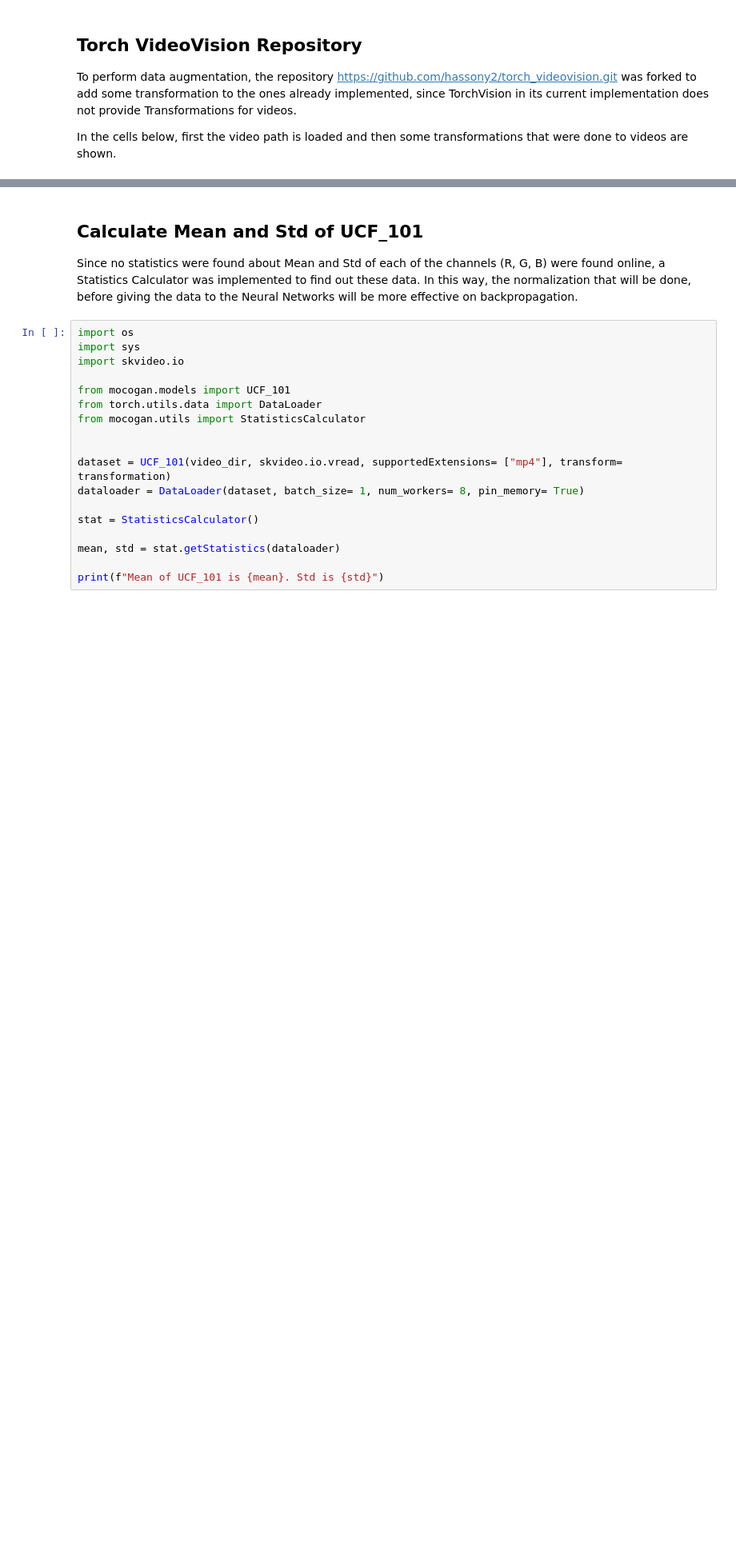
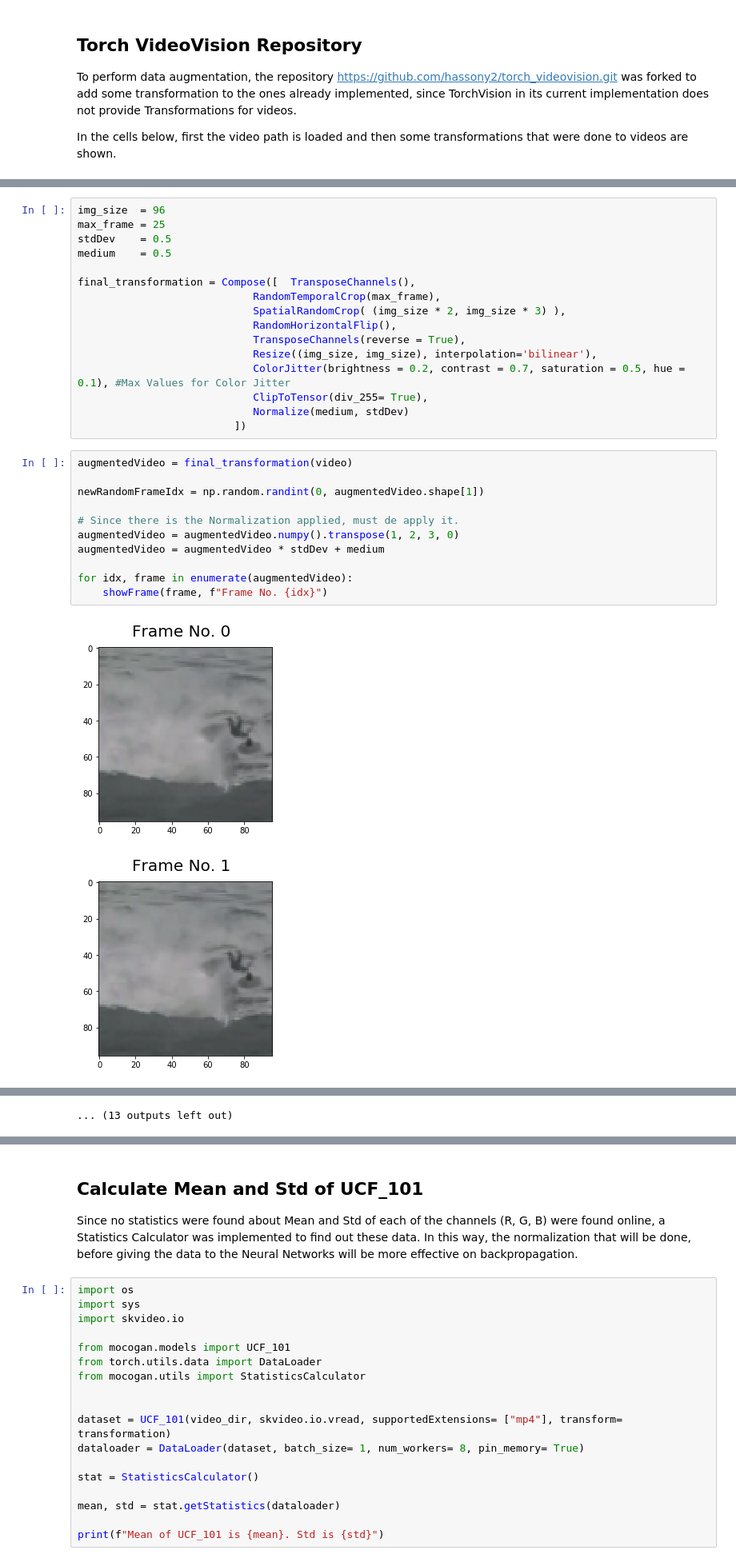
Before and after one commit to CarloP95/Text2VideoGAN, a Jupyter notebook: Exploratory Data Analysis.ipynb, the cells around one changed output, grey strips where cells are left out. Shown at 80% size. Cells and saved outputs as stored; diff of their text form; blank space fills up the shorter version.

```diff
--- a/Exploratory Data Analysis.ipynb
+++ b/Exploratory Data Analysis.ipynb
@@ -78,0 +169,30 @@ showFrame(jitteredVideo[randomFrameIdx], "Apply Color Jitter")
+# %%
+img_size  = 96
+max_frame = 25
+stdDev    = 0.5
+medium    = 0.5
+
+final_transformation = Compose([  TransposeChannels(),
+                            RandomTemporalCrop(max_frame),
+                            SpatialRandomCrop( (img_size * 2, img_size * 3) ),
+                            RandomHorizontalFlip(),
+                            TransposeChannels(reverse = True),
+                            Resize((img_size, img_size), interpolation='bilinear'),
+                            ColorJitter(brightness = 0.2, contrast = 0.7, saturation = 0.5, hue = 0.1), #Max Values for Color Jitter
+                            ClipToTensor(div_255= True),
+                            Normalize(medium, stdDev)
+                         ])
+# %%
+augmentedVideo = final_transformation(video)
+
+newRandomFrameIdx = np.random.randint(0, augmentedVideo.shape[1])
+
+# Since there is the Normalization applied, must de apply it.
+augmentedVideo = augmentedVideo.numpy().transpose(1, 2, 3, 0)
+augmentedVideo = augmentedVideo * stdDev + medium
+
+for idx, frame in enumerate(augmentedVideo):
+    showFrame(frame, f"Frame No. {idx}")
+# %% [output]
+[figure, added]
+[figure, added]
@@ -78,0 +209 @@ showFrame(jitteredVideo[randomFrameIdx], "Apply Color Jitter")
+... (13 outputs left out)
```
Also changed, not shown: parts of 16 cells of this notebook, 1 other file.
